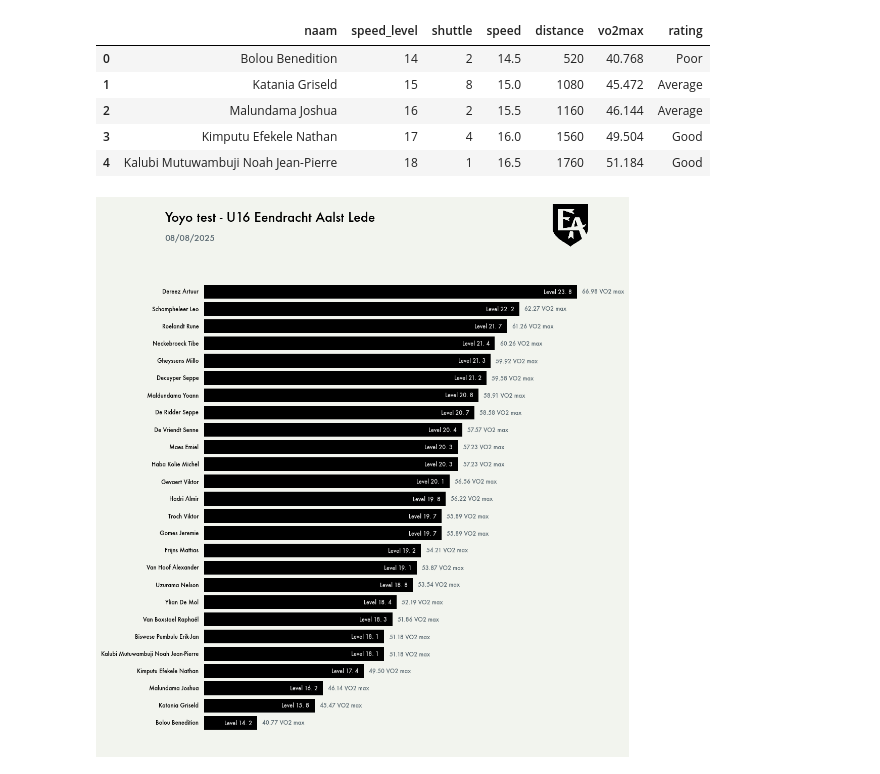
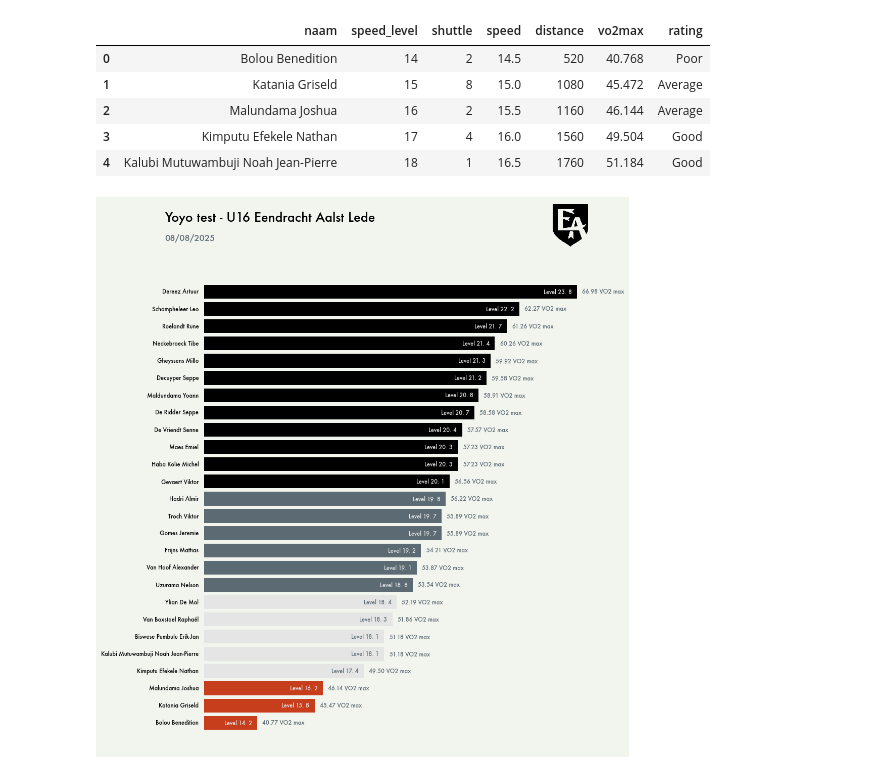
Before and after one commit to MarijnSt/yoyo-test-results, a Jupyter notebook: analyse_test.ipynb, the cells around one changed output. Cells and saved outputs as stored; diff of their text form; code cells hidden in the pictures.

Commit message:
feat: colors based on distance

```diff
--- a/analyse_test.ipynb
+++ b/analyse_test.ipynb
@@ -197,44 +197,63 @@ main_ax.spines['bottom'].set_visible(False)
 
 # Loop through data and plot players
 for i, row in df.iterrows():
+    distance = row['distance']
+    # Set colors based on distance
+    bar_color = black_color
+    vo2max_color = gray_color
+    speed_level_color = platinum_color
+    if distance < 2400:
+        bar_color = gray_color
+        vo2max_color = gray_color
+        speed_level_color = platinum_color
+    if distance < 2000:
+        bar_color = platinum_color
+        vo2max_color = gray_color
+        speed_level_color = gray_color
+    if distance < 1520:
+        bar_color = red_color
+        vo2max_color = gray_color
+        speed_level_color = platinum_color
+
+
     # Plot distance
     player = row['naam']
     main_ax.barh(
         player,
-        row['distance'],
-        color=black_color
+        distance,
+        color=bar_color
     )
 
     # Plot speed level
     vo2max = row['vo2max']
-    main_ax.text(row['distance'] - 50, i,
+    main_ax.text(distance - 50, i,
             f"Level {row['speed_level']}. {row['shuttle']}",
             ha='right',
             va='center',
             fontweight='bold',
             fontsize=label_size,
-            color=platinum_color)
+            color=speed_level_color)
 
     # Plot vo2 max
     vo2max = row['vo2max']
-    main_ax.text(row['distance'] + 50, i,
+    main_ax.text(distance + 50, i,
             f"{vo2max:.2f} VO2 max",
             ha='left',
             va='center',
             fontweight='bold',
             fontsize=label_size,
-            color=gray_color)
+            color=vo2max_color)
 
     # Plot custom player labels
     main_ax.text(-50, i,
             f"{player}",
             ha='right',
             va='center',
             fontsize=label_size,
             fontweight='bold')
 
 # Save and show plot
 save_plot(fig, 'results.png')
 plt.show()
 # %% [output]
-[figure, old version]
+[figure, new version]
```
Also changed, not shown: 1 other file.
